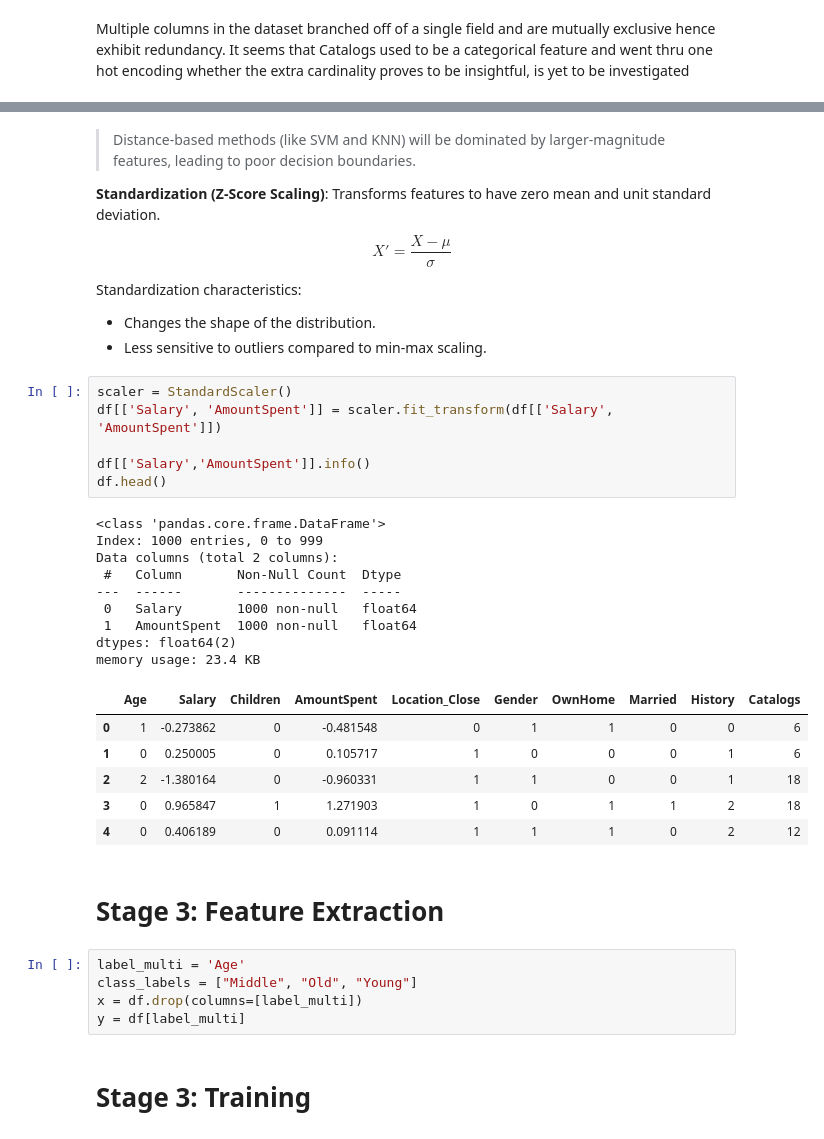
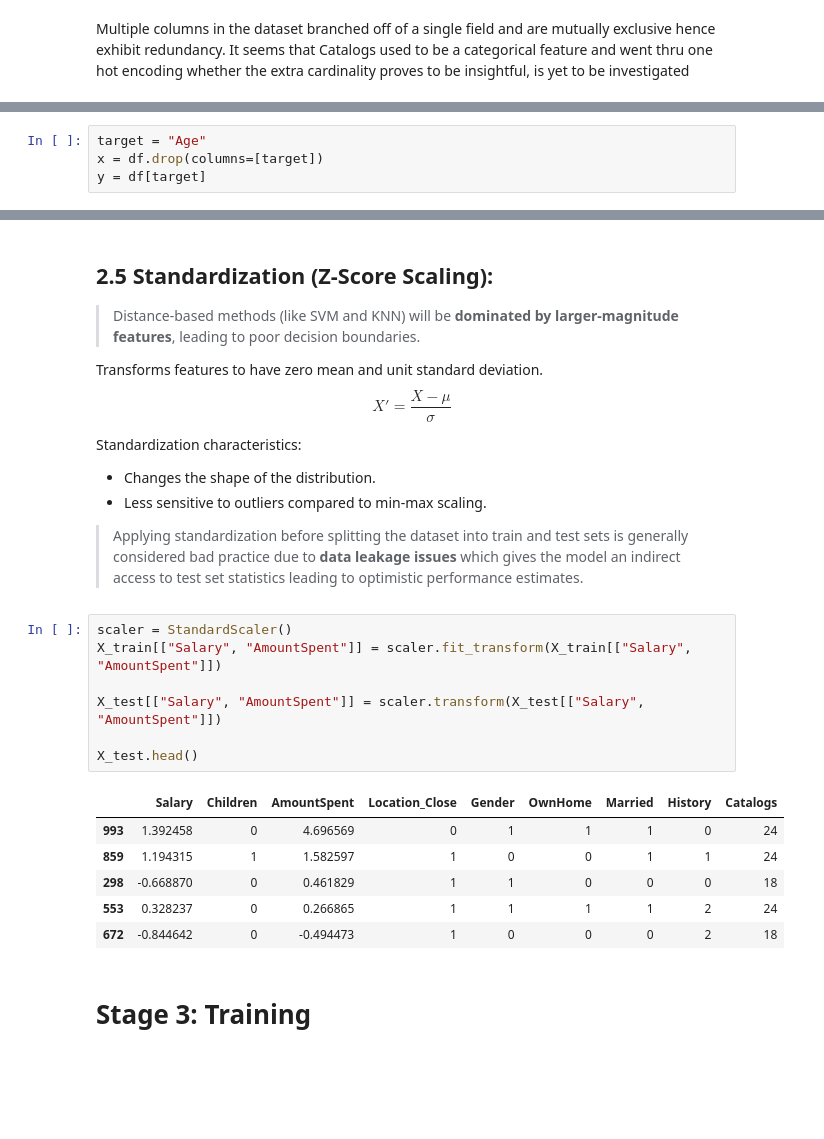
Before and after one commit to thisisel/pattern-recognition, a Jupyter notebook: mini_proj4/mini_proj4.ipynb, the cells around one changed output, grey strips where cells are left out. Cells and saved outputs as stored; diff of their text form; blank space fills up the shorter version.

```diff
--- a/mini_proj4/mini_proj4.ipynb
+++ b/mini_proj4/mini_proj4.ipynb
@@ -128,0 +152,4 @@ memory usage: 85.9 KB
+# %%
+target = "Age"
+x = df.drop(columns=[target])
+y = df[target]
@@ -129,7 +185,8 @@ memory usage: 85.9 KB
 # %% [markdown]
-> Distance-based methods (like SVM and KNN) will be dominated by larger-magnitude features, leading to poor decision boundaries.
+## 2.5 Standardization (Z-Score Scaling):
+> Distance-based methods (like SVM and KNN) will be **dominated by larger-magnitude features**, leading to poor decision boundaries.
 
-**Standardization (Z-Score Scaling)**: Transforms features to have zero mean and unit standard deviation.
+Transforms features to have zero mean and unit standard deviation.
 $$
 X' = \frac{X - \mu}{\sigma}
 $$
@@ -137,35 +194,23 @@ $$
 Standardization characteristics:
 - Changes the shape of the distribution.
 - Less sensitive to outliers compared to min-max scaling.
+
+> Applying standardization before splitting the dataset into train and test sets is generally considered bad practice
+> due to **data leakage issues** which gives the model an indirect access to test set statistics leading to optimistic performance estimates.
 # %%
 scaler = StandardScaler()
-df[['Salary', 'AmountSpent']] = scaler.fit_transform(df[['Salary', 'AmountSpent']])
+X_train[["Salary", "AmountSpent"]] = scaler.fit_transform(X_train[["Salary", "AmountSpent"]])
 
-df[['Salary','AmountSpent']].info()
-df.head()
+X_test[["Salary", "AmountSpent"]] = scaler.transform(X_test[["Salary", "AmountSpent"]])
+
+X_test.head()
 # %% [output]
-<class 'pandas.core.frame.DataFrame'>
-Index: 1000 entries, 0 to 999
-Data columns (total 2 columns):
- #   Column       Non-Null Count  Dtype
----  ------       --------------  -----
- 0   Salary       1000 non-null   float64
- 1   AmountSpent  1000 non-null   float64
-dtypes: float64(2)
-memory usage: 23.4 KB
-|  | Age | Salary | Children | AmountSpent | Location_Close | Gender | OwnHome | Married | History | Catalogs |
-| 0 | 1 | -0.273862 | 0 | -0.481548 | 0 | 1 | 1 | 0 | 0 | 6 |
-| 1 | 0 | 0.250005 | 0 | 0.105717 | 1 | 0 | 0 | 0 | 1 | 6 |
-| 2 | 2 | -1.380164 | 0 | -0.960331 | 1 | 1 | 0 | 0 | 1 | 18 |
-| 3 | 0 | 0.965847 | 1 | 1.271903 | 1 | 0 | 1 | 1 | 2 | 18 |
-| 4 | 0 | 0.406189 | 0 | 0.091114 | 1 | 1 | 1 | 0 | 2 | 12 |
+|  | Salary | Children | AmountSpent | Location_Close | Gender | OwnHome | Married | History | Catalogs |
+| 993 | 1.392458 | 0 | 4.696569 | 0 | 1 | 1 | 1 | 0 | 24 |
+| 859 | 1.194315 | 1 | 1.582597 | 1 | 0 | 0 | 1 | 1 | 24 |
+| 298 | -0.668870 | 0 | 0.461829 | 1 | 1 | 0 | 0 | 0 | 18 |
+| 553 | 0.328237 | 0 | 0.266865 | 1 | 1 | 1 | 1 | 2 | 24 |
+| 672 | -0.844642 | 0 | -0.494473 | 1 | 0 | 0 | 0 | 2 | 18 |
-# %% [markdown]
-# Stage 3: Feature Extraction
-# %%
-label_multi = 'Age'
-class_labels = ["Middle", "Old", "Young"]
-x = df.drop(columns=[label_multi])
-y = df[label_multi]
 # %% [markdown]
 # Stage 3: Training
 # %% [markdown]
```
Also changed, not shown: parts of 28 cells of this notebook.
